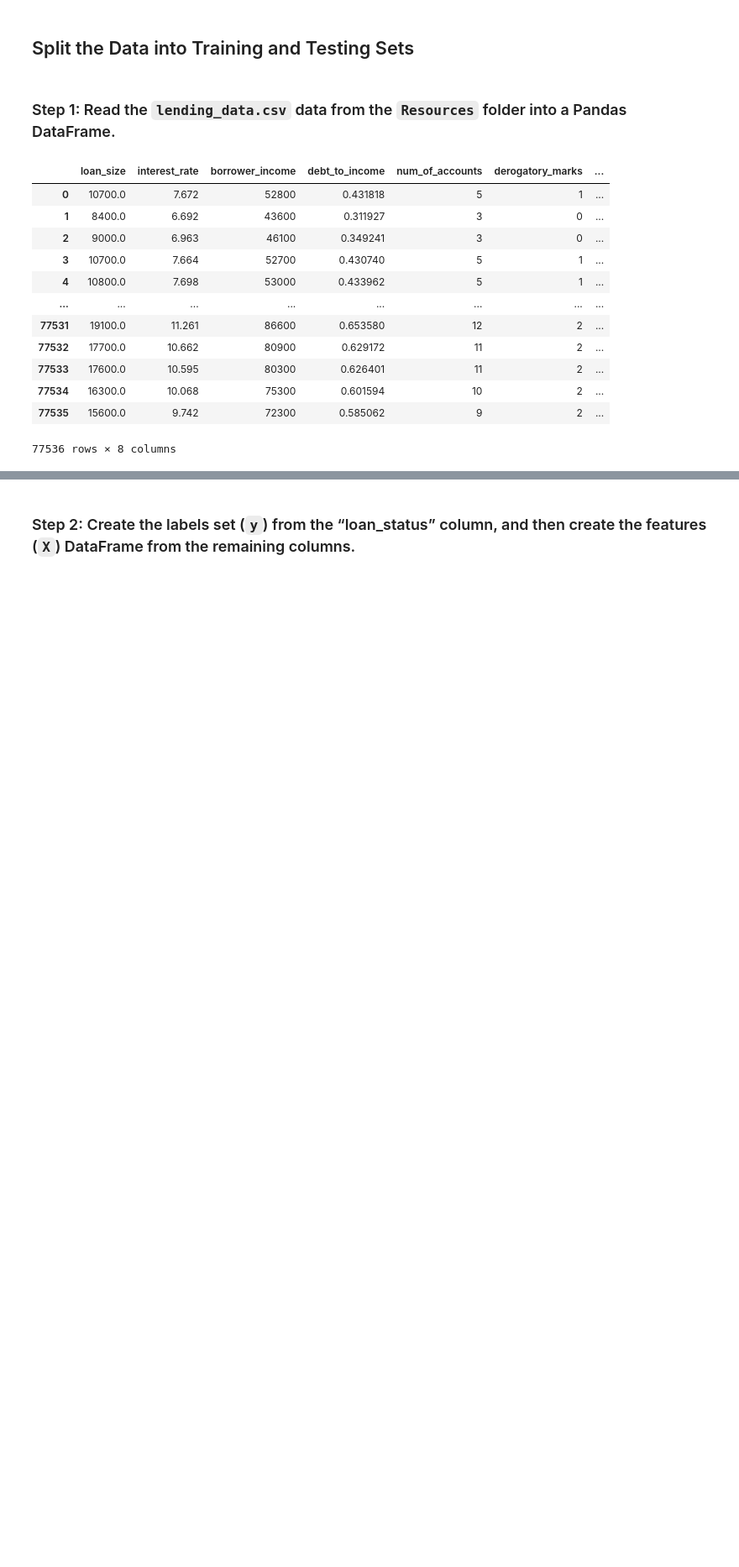
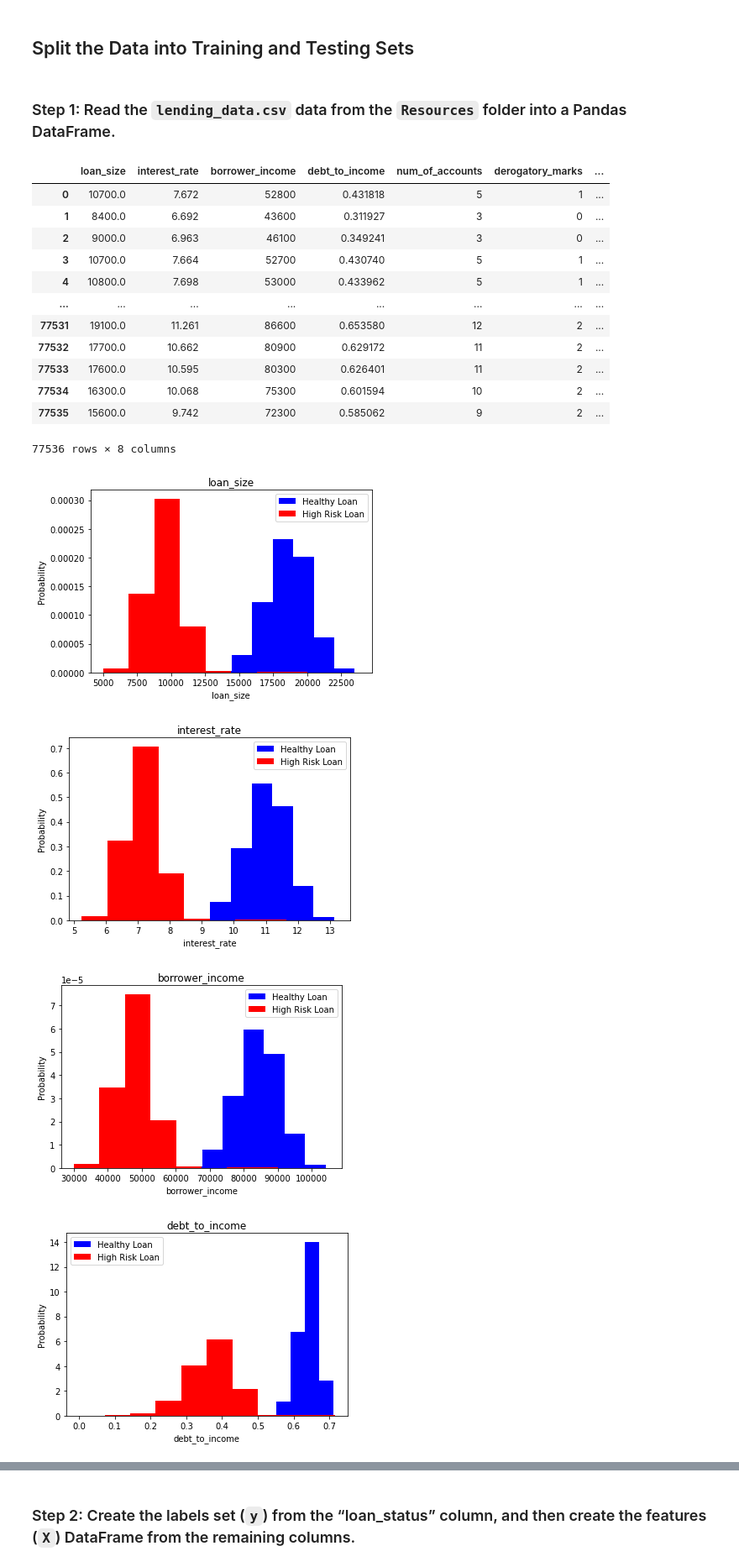
Before and after one commit to mugsiemx/credit-risk-classification, a Jupyter notebook: Credit_Risk/credit_risk_classification.ipynb, the cells around one changed output, grey strips where cells are left out. Shown at 84% size. Cells and saved outputs as stored; diff of their text form; code cells hidden in the pictures; blank space fills up the shorter version.

```diff
--- a/Credit_Risk/credit_risk_classification.ipynb
+++ b/Credit_Risk/credit_risk_classification.ipynb
@@ -30,3 +31,20 @@ df_lending_data
 | 77534 | 16300.0 | 10.068 | 75300 | 0.601594 | 10 | 2 | ... |
 | 77535 | 15600.0 | 9.742 | 72300 | 0.585062 | 9 | 2 | ... |
 77536 rows × 8 columns
+# %%
+## graphically view the probabilities
+cols = ['loan_size','interest_rate','borrower_income','debt_to_income','num_of_accounts','derogatory_marks','total_debt', 'loan_status']
+
+for col in cols[:-1]:
+    plt.hist(df_lending_data[df_lending_data['loan_status']==1][col], color='blue', label='Healthy Loan', alpha=1, density='True')
+    plt.hist(df_lending_data[df_lending_data['loan_status']==0][col], color='red', label='High Risk Loan', alpha=1, density='True')
+    plt.title(col)
+    plt.ylabel('Probability')
+    plt.xlabel(col)
+    plt.legend()
+    plt.show()
+# %% [output]
+[figure, added]
+[figure, added]
+[figure, added]
+[figure, added]
```
Also changed, not shown: parts of 35 cells of this notebook, 1 other file.
